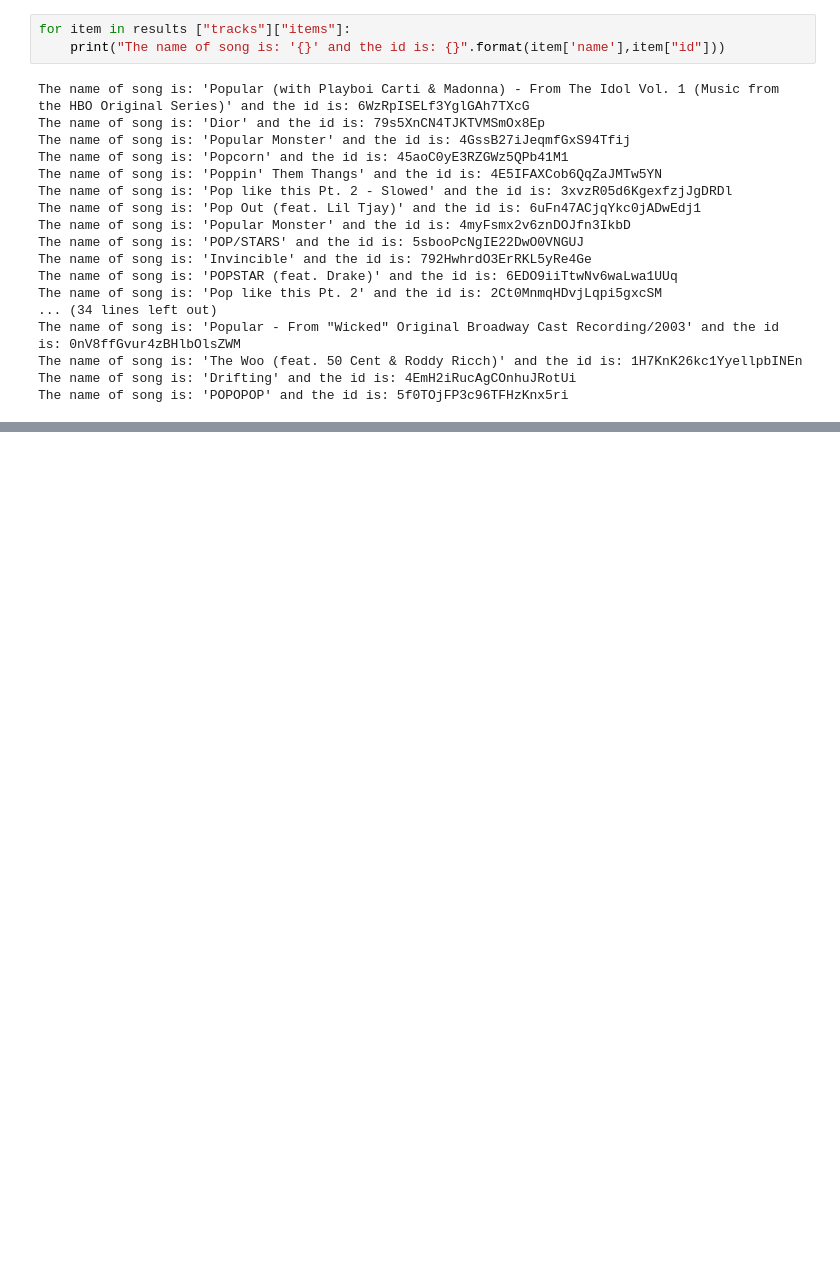
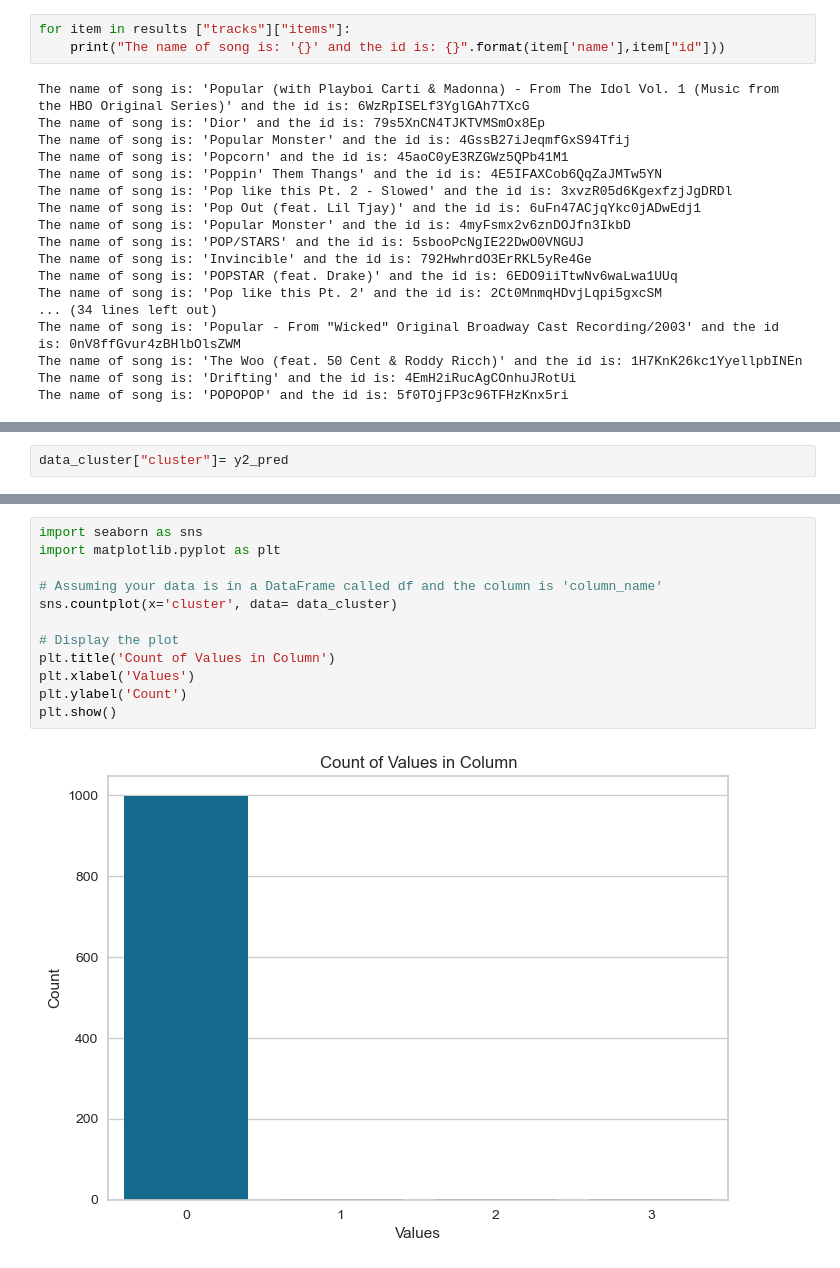
Before and after one commit to BonGoan/Gnod_Project, a Jupyter notebook: 02_notebooks/Project_week10.ipynb, the cells around one changed output, grey strips where cells are left out. Saved outputs shown, nothing was run; the diff lists cells and outputs as text; blank space fills up the shorter version.

```diff
--- a/02_notebooks/Project_week10.ipynb
+++ b/02_notebooks/Project_week10.ipynb
@@ -214,0 +284,2 @@ playlist = sp.user_playlist_tracks("spotify", "4ebKOuGNfJ5g8RdtbEBHxe",market="G
+# %%
+data_cluster["cluster"]= y2_pred
@@ -214,0 +304,14 @@ playlist = sp.user_playlist_tracks("spotify", "4ebKOuGNfJ5g8RdtbEBHxe",market="G
+# %%
+import seaborn as sns
+import matplotlib.pyplot as plt
+
+# Assuming your data is in a DataFrame called df and the column is 'column_name'
+sns.countplot(x='cluster', data= data_cluster)
+
+# Display the plot
+plt.title('Count of Values in Column')
+plt.xlabel('Values')
+plt.ylabel('Count')
+plt.show()
+# %% [output]
+[figure, added]
```
Also changed, not shown: parts of 57 cells of this notebook, 4 other files.
